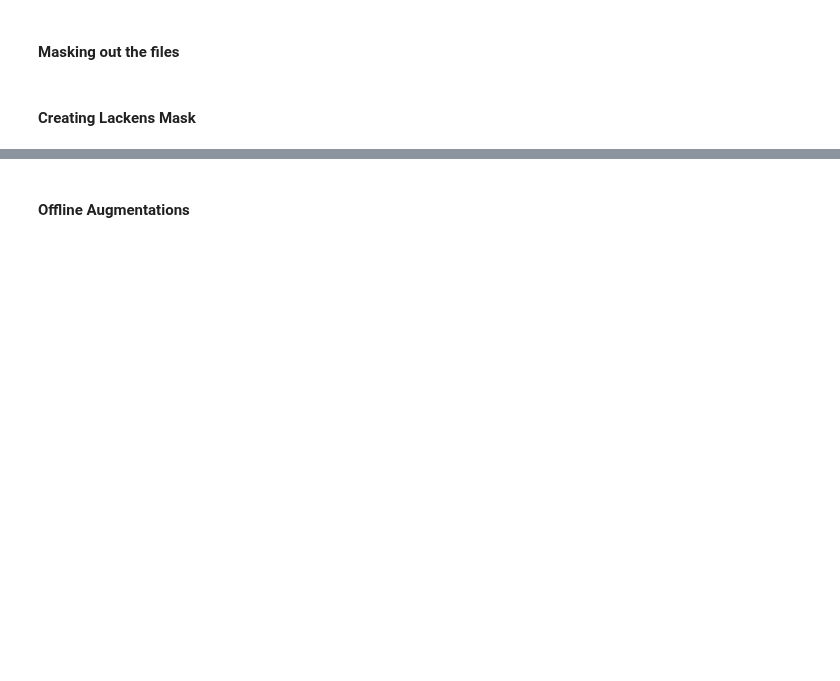
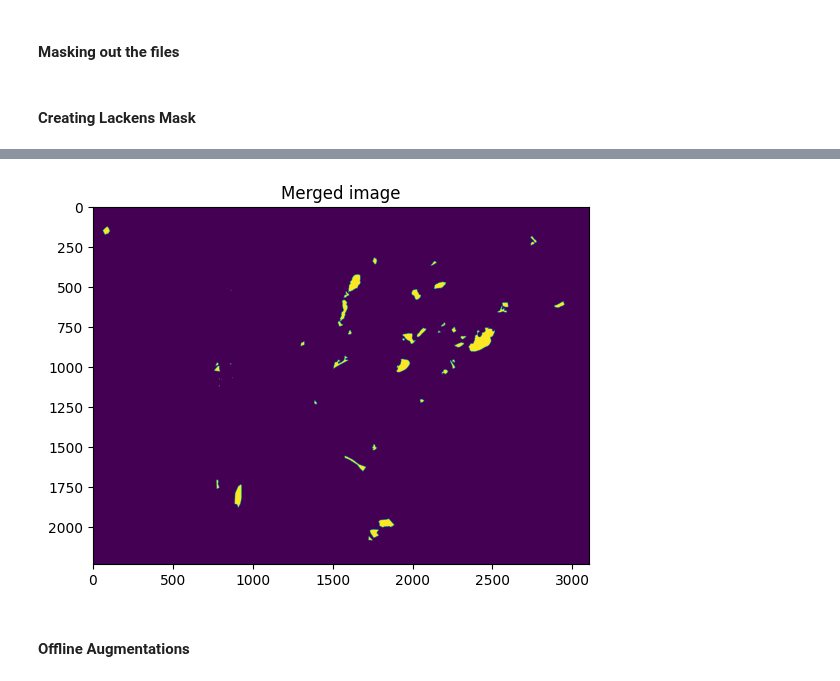
Before and after one commit to nadiaverdha/InterdisciplinaryProject, a Jupyter notebook: data_prep.ipynb, the cells around one changed output, grey strips where cells are left out. Saved outputs shown, nothing was run; the diff lists cells and outputs as text; code cells hidden in the pictures; blank space fills up the shorter version.

Commit message:
created separate mask for lackens

```diff
--- a/data_prep.ipynb
+++ b/data_prep.ipynb
@@ -253,6 +224,7 @@ See the caveats in the documentation: https://pandas.pydata.org/pandas-docs/stab
 # %%
 test_mask = "./train_mask/VV_mask_2022-02-10_merged.tif"
 test_img = "./train/VH_2022-02-10_merged.tiff"
+test_lacken_mask  = "./train_mask_lacken/VH_mask_2022-02-10_merged_lacken_mask.tif"
 # %%
 import cv2
 from PIL import Image
@@ -316,3 +288,11 @@ plt.figsize = (4, 6)
+# %%
+x = rasterio.open(test_lacken_mask)
+image_data = x.read(1)
+plt.imshow(image_data)
+plt.title("Merged image")
+plt.figsize = (4, 6)
+# %% [output]
+[figure, added]
 # %% [markdown]
 #### Offline Augmentations
 # %%
```
Also changed, not shown: parts of 22 cells of this notebook, 3 other files.
